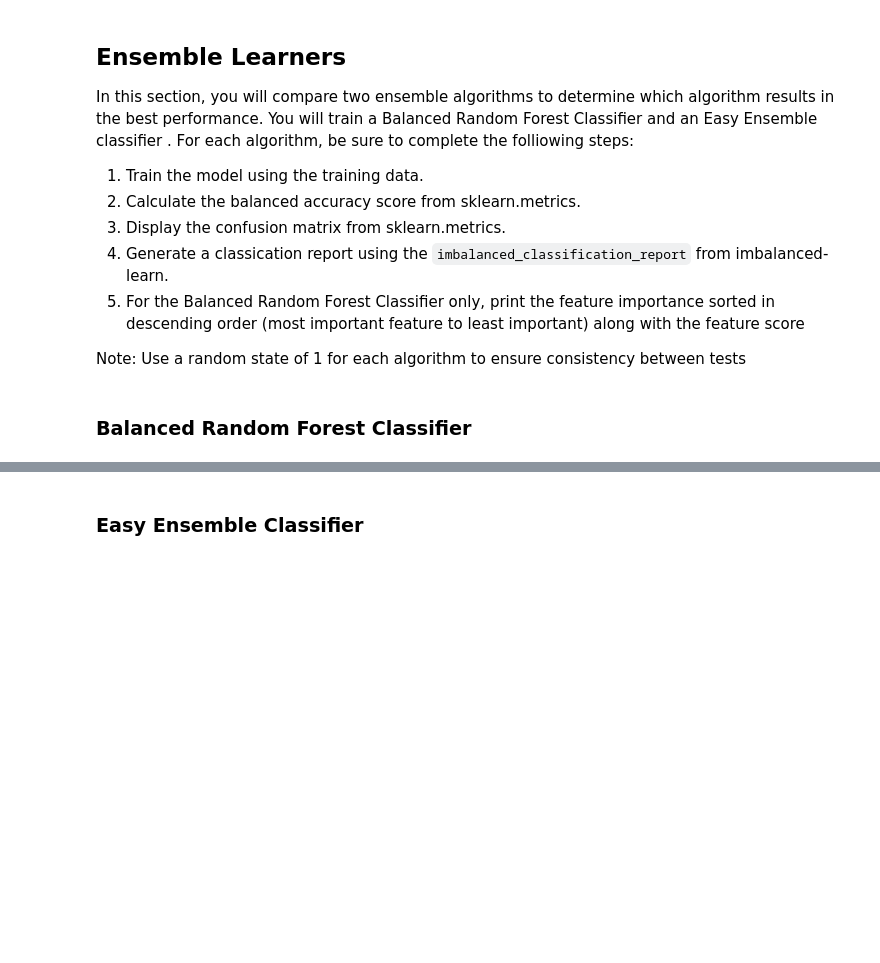
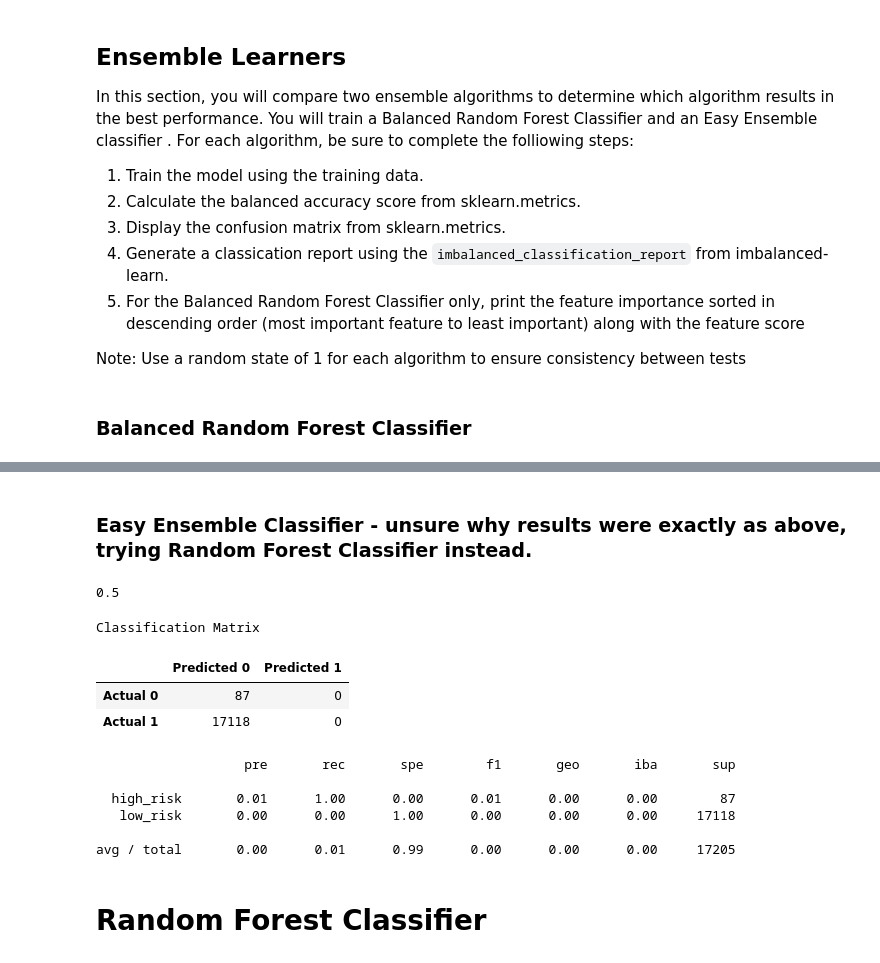
Before and after one commit to Mikhara/Unit_11_Risky_Business, a Jupyter notebook: homework/Starter_Code/credit_risk_ensemble.ipynb, the cells around one changed output, grey strips where cells are left out. Saved outputs shown, nothing was run; the diff lists cells and outputs as text; code cells hidden in the pictures; blank space fills up the shorter version.

```diff
--- a/homework/Starter_Code/credit_risk_ensemble.ipynb
+++ b/homework/Starter_Code/credit_risk_ensemble.ipynb
@@ -85,2 +170,43 @@ Note: Use a random state of 1 for each algorithm to ensure consistency between t
+# %% [markdown]
+### Easy Ensemble Classifier - unsure why results were exactly as above, trying Random Forest Classifier instead.
+# %%
+# Train the Classifier
+
+from imblearn.ensemble import EasyEnsembleClassifier
+eec = EasyEnsembleClassifier(n_estimators=100, random_state=1)
+eec_model = eec.fit(X_train, y_train)
+# %%
+# Making predictions using the testing data
+eec_predictions = eec_model.predict(X_test_scaled)
+# %%
+# Calculated the balanced accuracy score
+acc_score = balanced_accuracy_score(y_test, eec_predictions)
+print (acc_score)
+# %% [output]
+0.5
+# %%
+# Display the confusion matrix
+cm = confusion_matrix(y_test, eec_predictions)
+cm_df = pd.DataFrame(
+    cm, index=["Actual 0", "Actual 1"], columns=["Predicted 0", "Predicted 1"]
+)
+
+print ("Classification Matrix")
+display(cm_df)
+# %% [output]
+Classification Matrix
+|  | Predicted 0 | Predicted 1 |
+| Actual 0 | 87 | 0 |
+| Actual 1 | 17118 | 0 |
+# %%
+# Print the imbalanced classification report
+print(classification_report_imbalanced(y_test, eec_predictions))
+# %% [output]
+                   pre       rec       spe        f1       geo       iba       sup
+
+  high_risk       0.01      1.00      0.00      0.01      0.00      0.00        87
+   low_risk       0.00      0.00      1.00      0.00      0.00      0.00     17118
+
+avg / total       0.00      0.01      0.99      0.00      0.00      0.00     17205
 # %% [markdown]
-### Easy Ensemble Classifier
+# Random Forest Classifier
```
Also changed, not shown: parts of 30 cells of this notebook, 2 other files.
